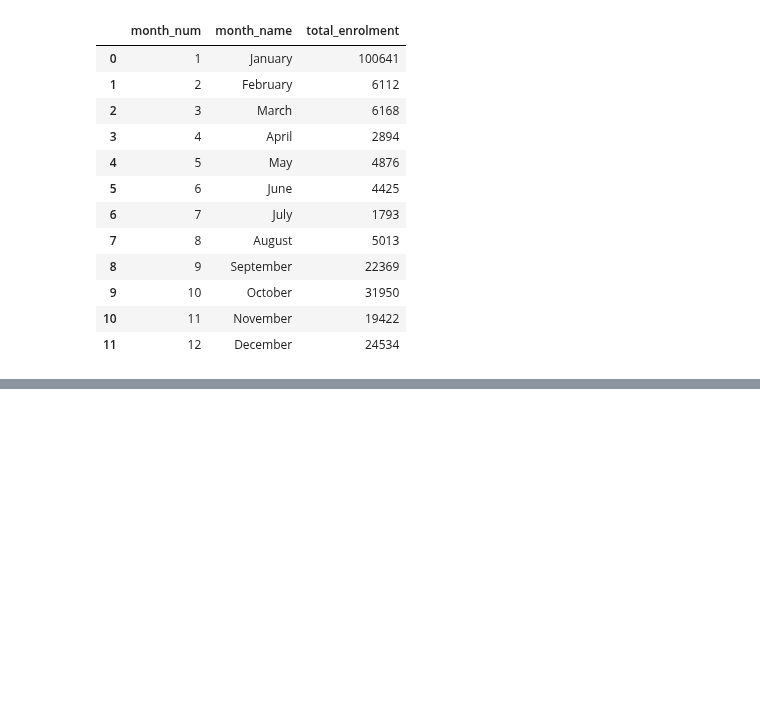
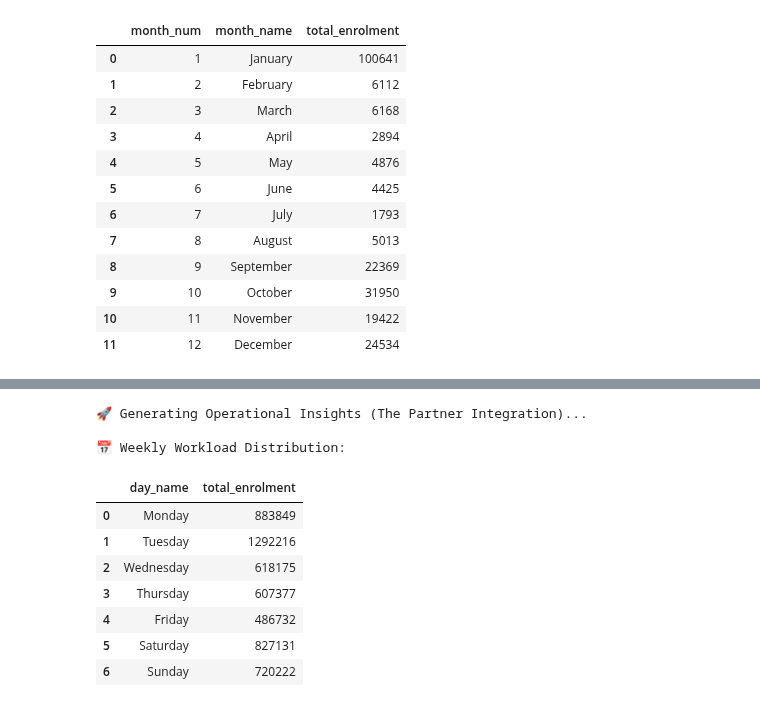
Before and after one commit to SwarangiK-21/UIDAI-Hackathon-2026, a Jupyter notebook: 1_data_merging.ipynb, the cells around one changed output, grey strips where cells are left out. Drawn from its saved outputs; the diff is of its cells as text; code cells hidden in the pictures; blank space fills up the shorter version.

```diff
--- a/1_data_merging.ipynb
+++ b/1_data_merging.ipynb
@@ -506,0 +467,45 @@ fig_trade.show()
+# %%
+import plotly.express as px
+import pandas as pd
+
+print("🚀 Generating Operational Insights (The Partner Integration)...")
+
+# ==========================================
+# 1. THE "SATURDAY PANIC" (Day of Week Analysis)
+# ==========================================
+# We analyze WHEN people are visiting centers
+# Ensure 'date' is datetime
+df_enrol['date'] = pd.to_datetime(df_enrol['date'])
+df_enrol['day_name'] = df_enrol['date'].dt.day_name()
+
+# Order of days for the plot
+day_order = ['Monday', 'Tuesday', 'Wednesday', 'Thursday', 'Friday', 'Saturday', 'Sunday']
+
+# Group by Day
+daily_load = df_enrol.groupby('day_name')['total_enrolment'].sum().reindex(day_order).reset_index()
+
+print("\n📅 Weekly Workload Distribution:")
+display(daily_load)
+
+fig_saturday = px.bar(
+    daily_load,
+    x='day_name',
+    y='total_enrolment',
+    title='📅 The "Saturday Panic": Weekly Operational Bottleneck',
+    color='total_enrolment',
+    color_continuous_scale='Reds', # Red shows the danger zone (Saturday)
+    labels={'total_enrolment': 'Transaction Volume', 'day_name': 'Day of Week'}
+)
+fig_saturday.show()
+# %% [output]
+🚀 Generating Operational Insights (The Partner Integration)...
+
+📅 Weekly Workload Distribution:
+|  | day_name | total_enrolment |
+| 0 | Monday | 883849 |
+| 1 | Tuesday | 1292216 |
+| 2 | Wednesday | 618175 |
+| 3 | Thursday | 607377 |
+| 4 | Friday | 486732 |
+| 5 | Saturday | 827131 |
+| 6 | Sunday | 720222 |
```
Also changed, not shown: parts of 4 cells of this notebook, 5 other files.
